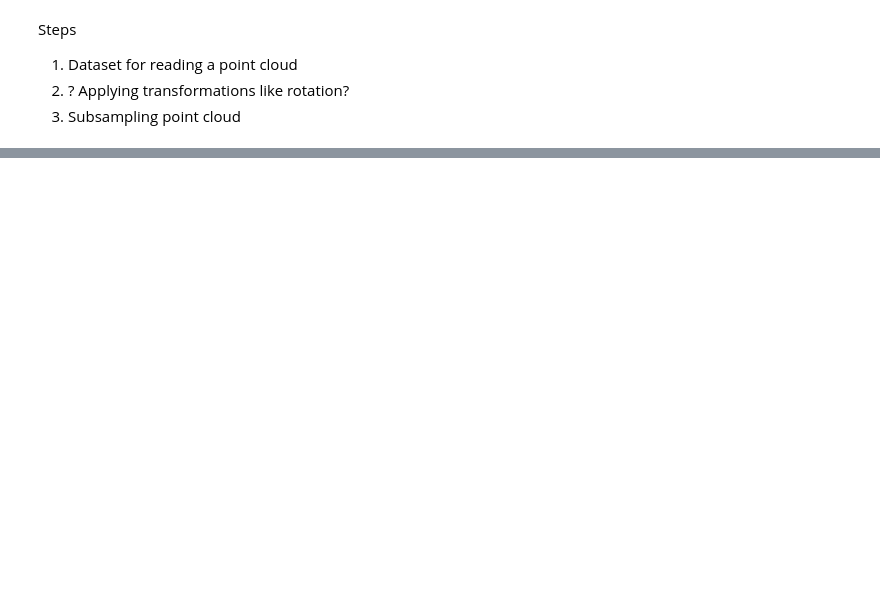
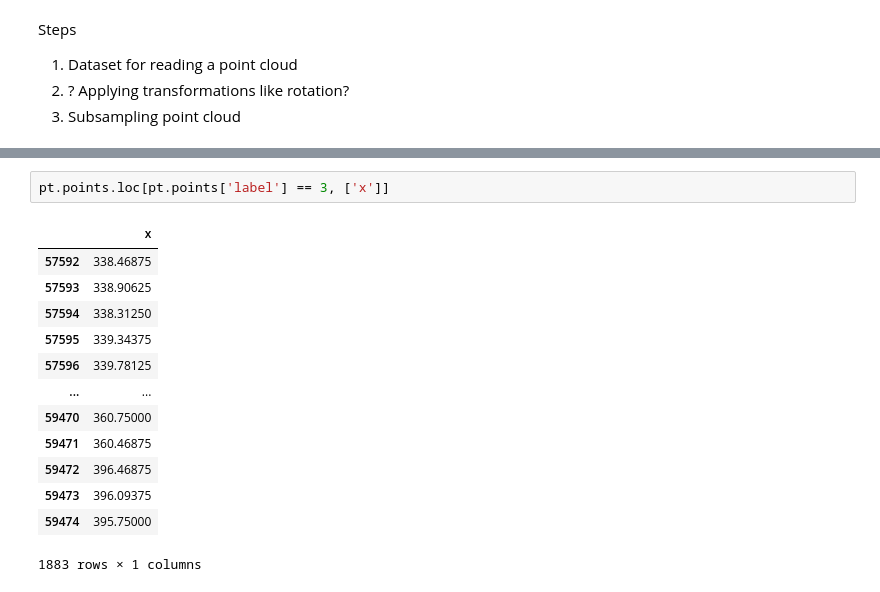
Before and after one commit to farqlia/UrbanViewsModeling, a Jupyter notebook: notebooks/Point Cloud Segmentation.ipynb, the cells around one changed output, grey strips where cells are left out. Saved outputs shown, nothing was run; the diff lists cells and outputs as text; blank space fills up the shorter version.

```diff
--- a/notebooks/Point Cloud Segmentation.ipynb
+++ b/notebooks/Point Cloud Segmentation.ipynb
@@ -243,0 +288,16 @@ class Normalize:
+# %%
+pt.points.loc[pt.points['label'] == 3, ['x']]
+# %% [output]
+|  | x |
+| 57592 | 338.46875 |
+| 57593 | 338.90625 |
+| 57594 | 338.31250 |
+| 57595 | 339.34375 |
+| 57596 | 339.78125 |
+| ... | ... |
+| 59470 | 360.75000 |
+| 59471 | 360.46875 |
+| 59472 | 396.46875 |
+| 59473 | 396.09375 |
+| 59474 | 395.75000 |
+1883 rows × 1 columns
```
Also changed, not shown: parts of 19 cells of this notebook, 1 other file.
